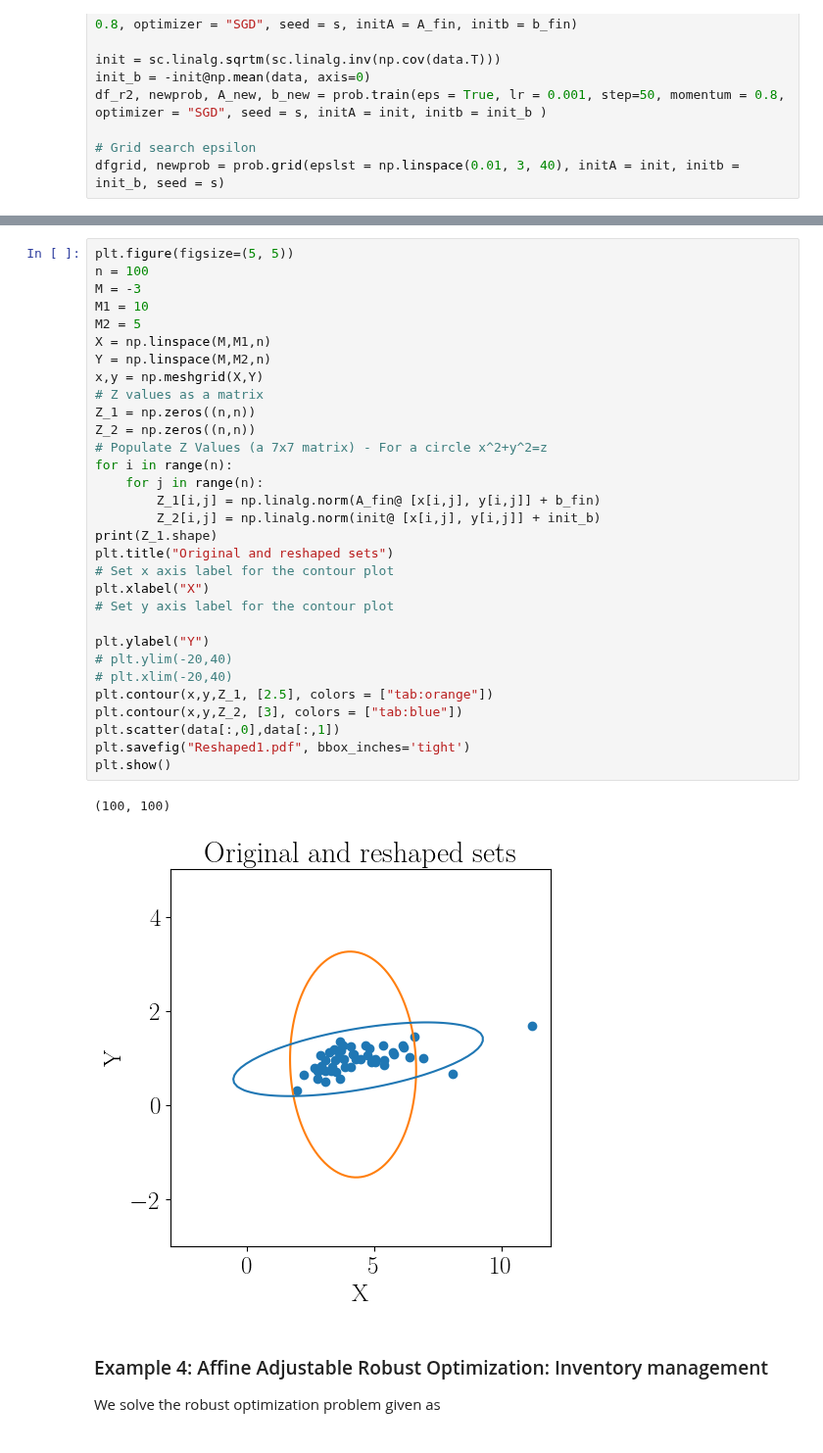
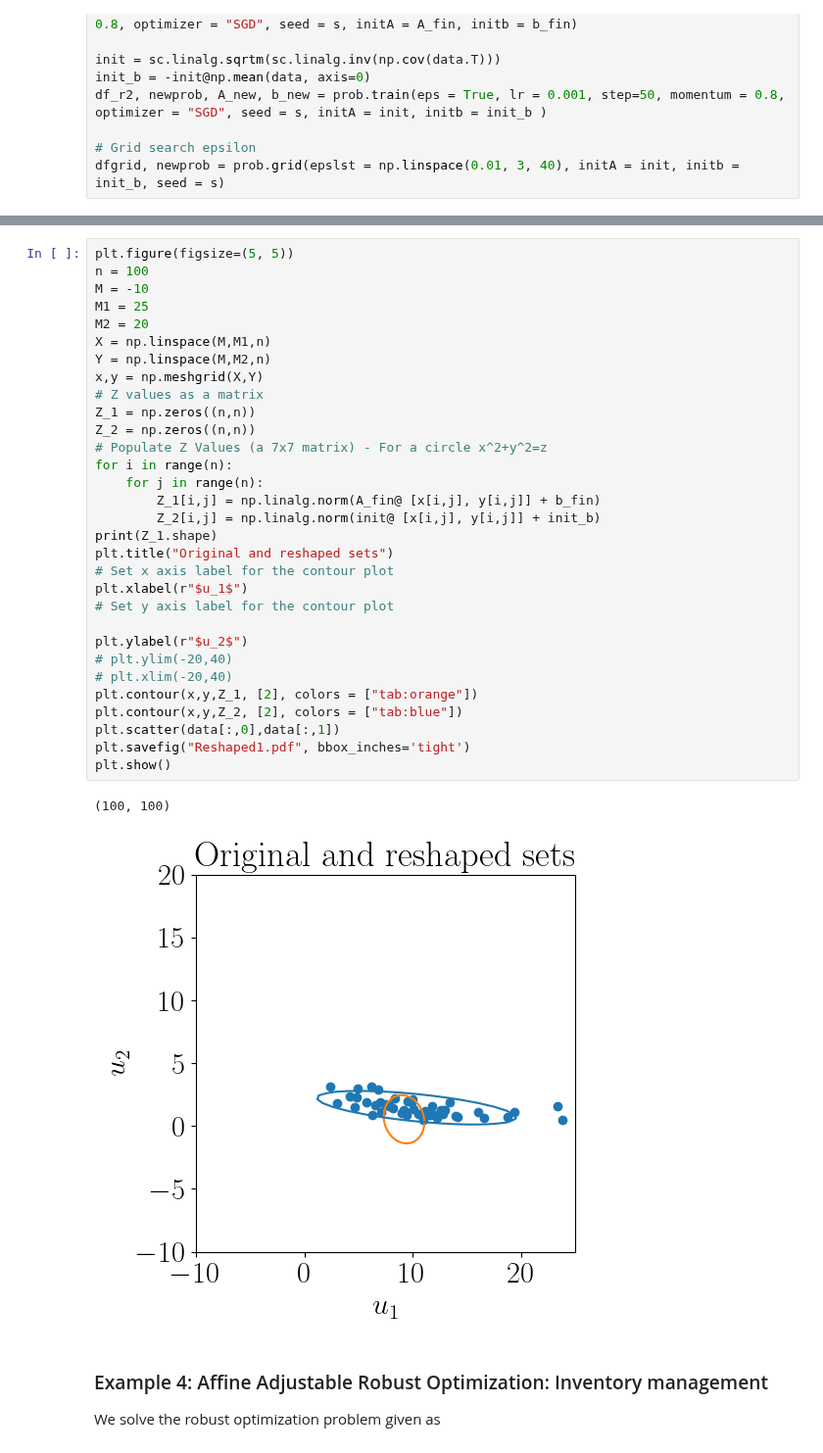
Before and after one commit to stellatogrp/lropt, a Jupyter notebook: examples/experiments/tutorial_learning.ipynb, the cells around one changed output, grey strips where cells are left out. Shown at 98% size. Drawn from its saved outputs; the diff is of its cells as text.

```diff
--- a/examples/experiments/tutorial_learning.ipynb
+++ b/examples/experiments/tutorial_learning.ipynb
@@ -489,37 +489,37 @@ plt.show()
 # %%
 plt.figure(figsize=(5, 5))
 n = 100
-M = -3
-M1 = 10
-M2 = 5
+M = -10
+M1 = 25
+M2 = 20
 X = np.linspace(M,M1,n)
 Y = np.linspace(M,M2,n)
 x,y = np.meshgrid(X,Y)
 # Z values as a matrix
 Z_1 = np.zeros((n,n))
 Z_2 = np.zeros((n,n))
 # Populate Z Values (a 7x7 matrix) - For a circle x^2+y^2=z
 for i in range(n):
     for j in range(n):
         Z_1[i,j] = np.linalg.norm(A_fin@ [x[i,j], y[i,j]] + b_fin)
         Z_2[i,j] = np.linalg.norm(init@ [x[i,j], y[i,j]] + init_b)
 print(Z_1.shape)
 plt.title("Original and reshaped sets")
 # Set x axis label for the contour plot
-plt.xlabel("X")
+plt.xlabel(r"$u_1$")
 # Set y axis label for the contour plot
 
-plt.ylabel("Y")
+plt.ylabel(r"$u_2$")
 # plt.ylim(-20,40)
 # plt.xlim(-20,40)
-plt.contour(x,y,Z_1, [2.5], colors = ["tab:orange"])
-plt.contour(x,y,Z_2, [3], colors = ["tab:blue"])
+plt.contour(x,y,Z_1, [2], colors = ["tab:orange"])
+plt.contour(x,y,Z_2, [2], colors = ["tab:blue"])
 plt.scatter(data[:,0],data[:,1])
 plt.savefig("Reshaped1.pdf", bbox_inches='tight')
 plt.show()
 # %% [output]
 (100, 100)
-[figure, old version]
+[figure, new version]
 # %% [markdown]
 ### Example 4: Affine Adjustable Robust Optimization: Inventory management
 
```
Also changed, not shown: parts of 7 cells of this notebook, 14 other files.
